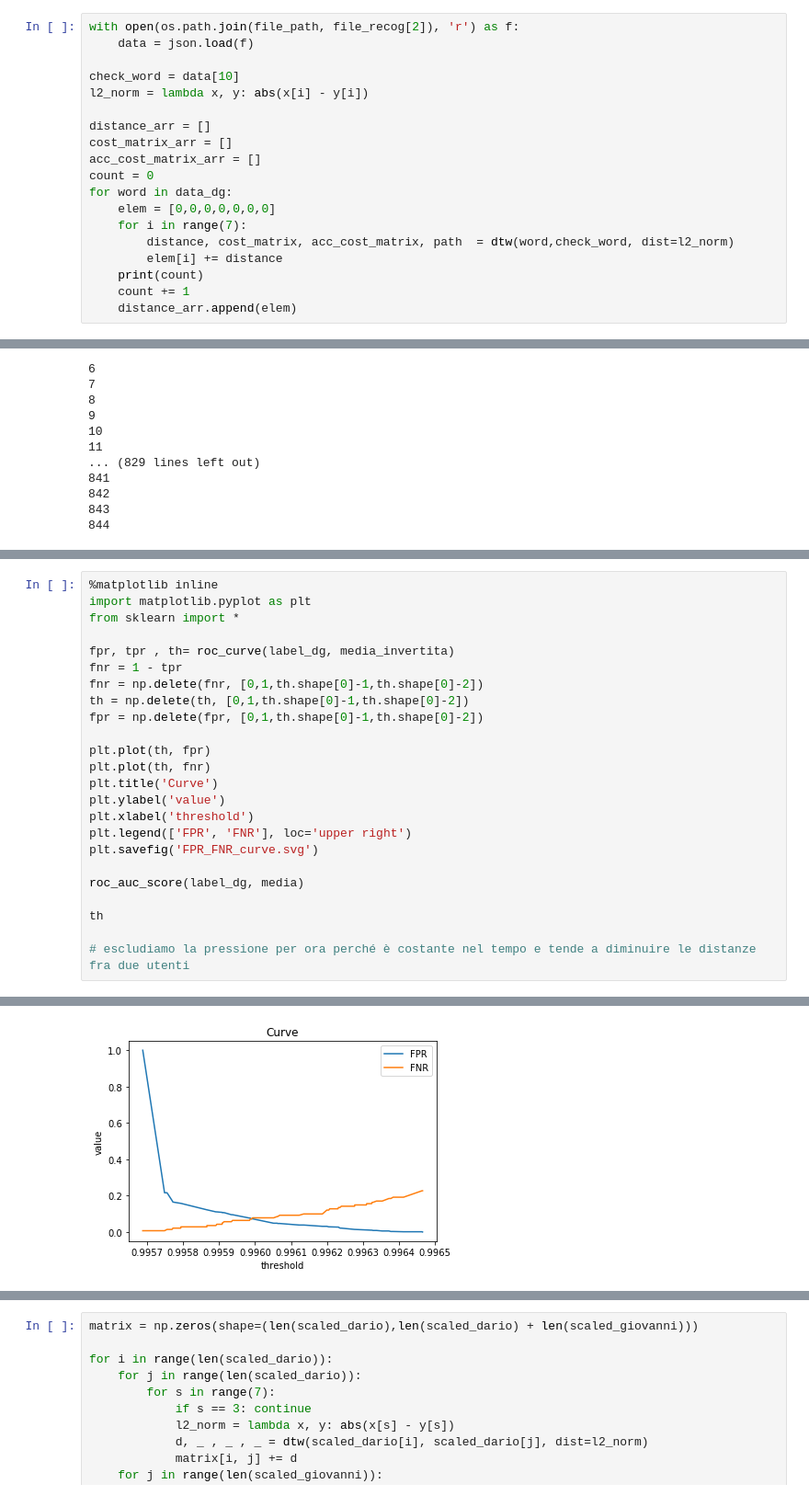
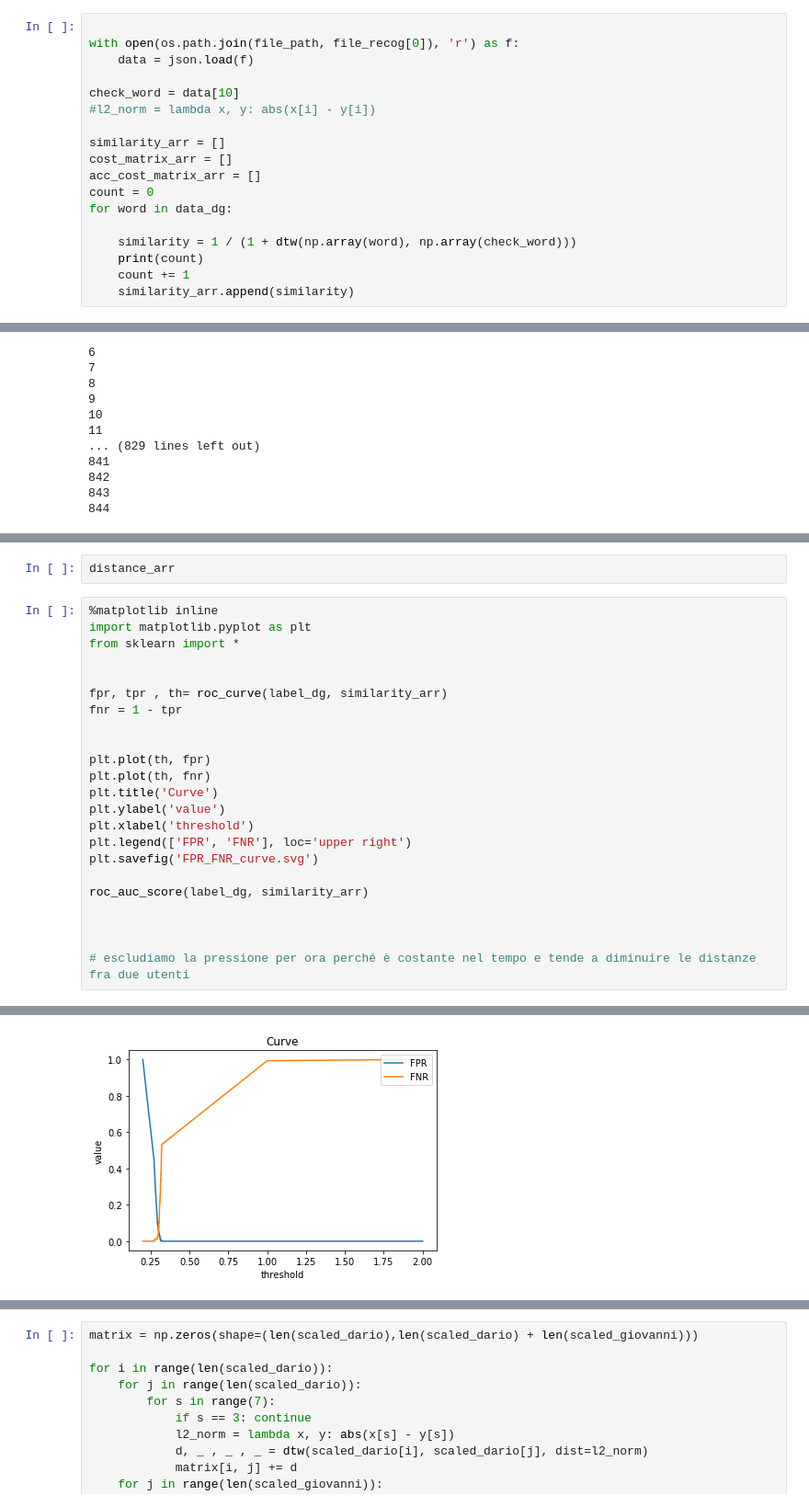
Before and after one commit to antoniomuso/PeterPen, a Jupyter notebook: data_processing/TIME_WARP.ipynb, the cells around one changed output, grey strips where cells are left out. Shown at 92% size. Cells and saved outputs as stored; diff of their text form.

```diff
--- a/data_processing/TIME_WARP.ipynb
+++ b/data_processing/TIME_WARP.ipynb
@@ -99,24 +102,23 @@ random.shuffle(labelled_data_dg)
 
 data_dg, label_dg = xy_data(labelled_data_dg)
 # %%
-with open(os.path.join(file_path, file_recog[2]), 'r') as f:
+
+with open(os.path.join(file_path, file_recog[0]), 'r') as f:
     data = json.load(f)
 
 check_word = data[10]
-l2_norm = lambda x, y: abs(x[i] - y[i])
+#l2_norm = lambda x, y: abs(x[i] - y[i])
 
-distance_arr = []
+similarity_arr = []
 cost_matrix_arr = []
 acc_cost_matrix_arr = []
 count = 0
 for word in data_dg:
-    elem = [0,0,0,0,0,0,0]
-    for i in range(7):
-        distance, cost_matrix, acc_cost_matrix, path  = dtw(word,check_word, dist=l2_norm)
-        elem[i] += distance
+
+    similarity = 1 / (1 + dtw(np.array(word), np.array(check_word)))
     print(count)
     count += 1
-    distance_arr.append(elem)
+    similarity_arr.append(similarity)
 # %% [output]
 0
 1
@@ -148,13 +152,14 @@ for elem in media:
+# %%
+distance_arr
 # %%
 %matplotlib inline
 import matplotlib.pyplot as plt
 from sklearn import *
 
-fpr, tpr , th= roc_curve(label_dg, media_invertita)
+
+fpr, tpr , th= roc_curve(label_dg, similarity_arr)
 fnr = 1 - tpr
-fnr = np.delete(fnr, [0,1,th.shape[0]-1,th.shape[0]-2])
-th = np.delete(th, [0,1,th.shape[0]-1,th.shape[0]-2])
-fpr = np.delete(fpr, [0,1,th.shape[0]-1,th.shape[0]-2])
+
 
 plt.plot(th, fpr)
 plt.plot(th, fnr)
@@ -164,9 +169,9 @@ plt.xlabel('threshold')
 plt.legend(['FPR', 'FNR'], loc='upper right')
 plt.savefig('FPR_FNR_curve.svg')
 
-roc_auc_score(label_dg, media)
+roc_auc_score(label_dg, similarity_arr)
 
-th
+
 
 # escludiamo la pressione per ora perché è costante nel tempo e tende a diminuire le distanze fra due utenti
 # %% [output]
@@ -183,2 +179,2 @@ array([0.99646582, 0.99646449, 0.99641285, 0.99638404, 0.99637754,
-[figure, old version]
+[figure, new version]
 # %%
```
Also changed, not shown: parts of 7 cells of this notebook, 3 other files.
